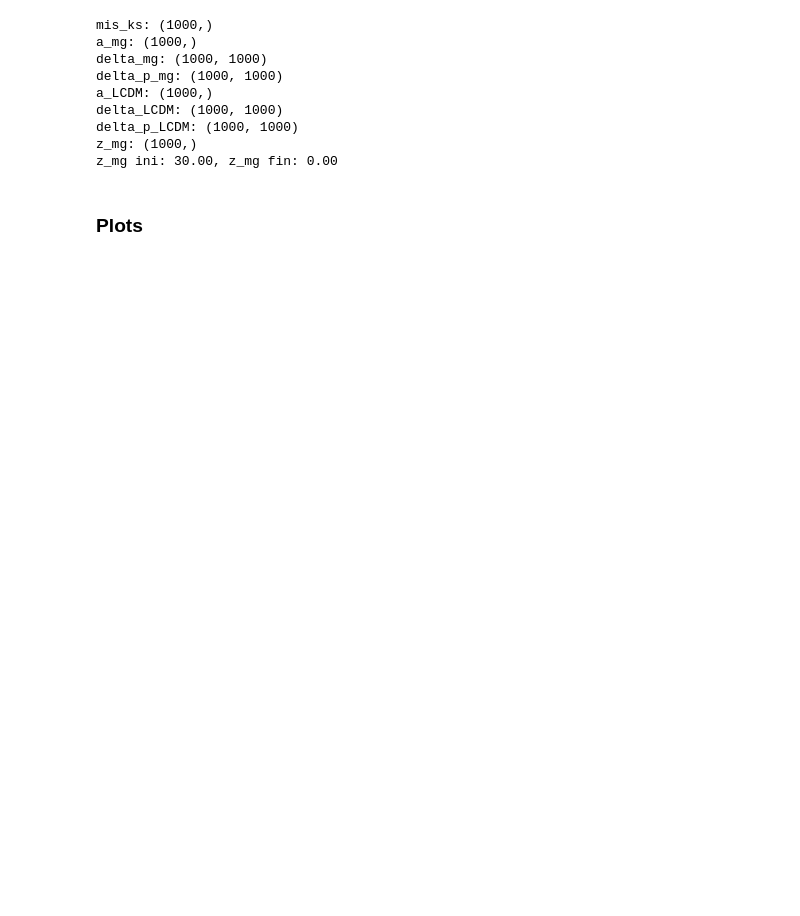
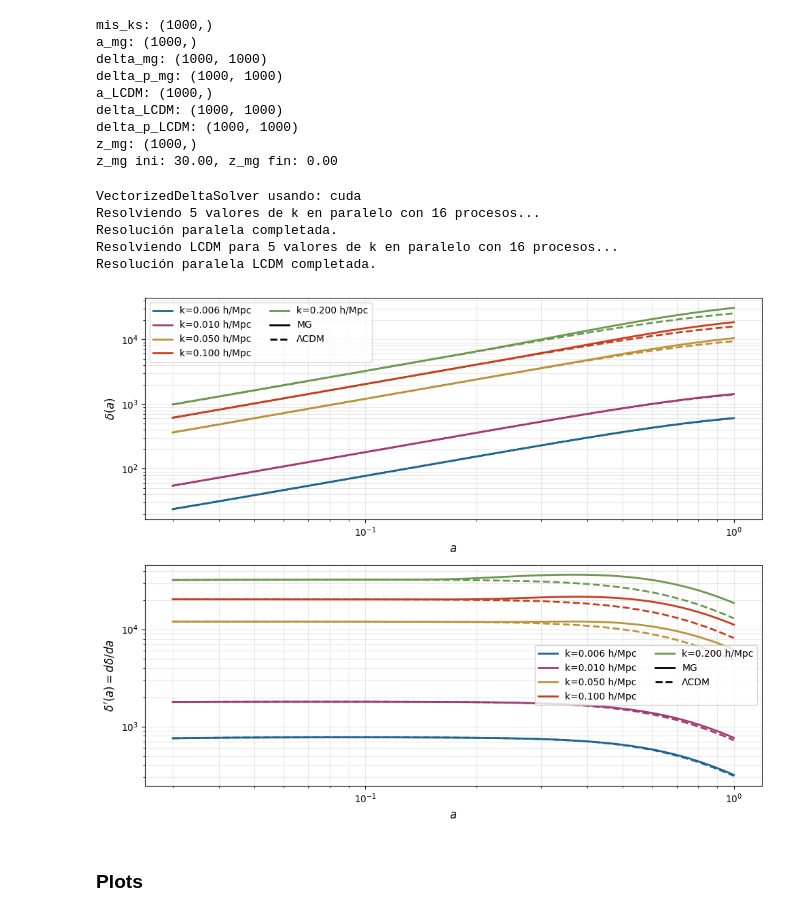
Before and after one commit to PedroRozin/Initial-Conditions-of-the-Matter-Perturbation-Equation-with-Neural-Networks, a Jupyter notebook: notebooks/fsigma8_MG.ipynb, the cells around one changed output. Cells and saved outputs as stored; diff of their text form; code cells hidden in the pictures; blank space fills up the shorter version.

```diff
--- a/notebooks/fsigma8_MG.ipynb
+++ b/notebooks/fsigma8_MG.ipynb
@@ -127,6 +132,65 @@ delta_LCDM: (1000, 1000)
 delta_p_LCDM: (1000, 1000)
 z_mg: (1000,)
 z_mg ini: 30.00, z_mg fin: 0.00
+# %%
+h = .68
+b= .001
+a_ini =0.03
+z_ini = 1/a_ini - 1
+mis_ks = np.array([0.006, 0.01, 0.05, 0.1, 0.2]) /h  # k en 1/Mpc
+solver = VectorizedDeltaSolver(k_array=mis_ks, h=h, Om_m_0=0.3, b=b, z_0=z_ini)
+a_mg, delta_mg, delta_p_mg = solver.solve_delta_mg_vectorized_parallel()
+a_LCDM, delta_LCDM, delta_p_LCDM = solver.solve_delta_lcdm_vectorized_parallel()
+z_mg = 1/a_mg - 1
+
+fig, axes = plt.subplots(2, 1, figsize=(10, 8), sharex=True)
+colors = ["#1F658E", '#A23B72', "#BC933A", '#C73E1D', '#6A994E']
+
+# Subplot 1: delta vs a
+ax1 = axes[0]
+for idx, k_idx in enumerate(mis_ks):
+    k_value = k_idx * h
+    ax1.loglog(a_mg, -delta_mg[idx,:], '-', color=colors[idx],
+               label=f'k={k_value:.3f} h/Mpc', linewidth=2)
+    ax1.loglog(a_LCDM, -delta_LCDM[idx,:], '--', color=colors[idx],
+               linewidth=2)
+
+ax1.set_ylabel(r'$\delta(a)$', fontsize=12, fontweight='bold')
+ax1.set_title(r'Matter perturbation $\delta(a)$', fontsize=12, fontweight='bold')
+ax1.grid(True, which='both', alpha=0.3)
+
+# Subplot 2: delta' vs a (derivada)
+ax2 = axes[1]
+for idx, k_idx in enumerate(mis_ks):
+    k_value = k_idx * h
+    ax2.loglog(a_mg, np.abs(delta_p_mg[idx,:]), '-', color=colors[idx],
+               label=f'k={k_value:.3f} h/Mpc', linewidth=2)
+    ax2.loglog(a_LCDM, np.abs(delta_p_LCDM[idx,:]), '--', color=colors[idx],
+               linewidth=2)
+
+ax2.set_ylabel(r"$\delta'(a) = d\delta/da$", fontsize=12, fontweight='bold')
+ax2.set_xlabel(r'$a$', fontsize=12, fontweight='bold')
+ax2.grid(True, which='both', alpha=0.3)
+ax2.set_title(r"Perturbation rate $\delta'(a)$", fontsize=12, fontweight='bold')
+
+# Leyenda solo para el primer panel: colores para k y estilos para MG/LCDM
+from matplotlib.lines import Line2D
+k_labels = [Line2D([0], [0], color=colors[idx], linestyle='-', linewidth=2, label=f'k={k_idx*h:.3f} h/Mpc')
+            for idx, k_idx in enumerate(mis_ks)]
+style_labels = [Line2D([0], [0], color='black', linestyle='-', linewidth=2, label='MG'),
+                Line2D([0], [0], color='black', linestyle='--', linewidth=2, label='ΛCDM')]
+
+ax1.legend(handles=k_labels + style_labels, loc='best', fontsize=10, ncol=2)
+
+plt.tight_layout()
+plt.show()
+# %% [output]
+VectorizedDeltaSolver usando: cuda
+Resolviendo 5 valores de k en paralelo con 16 procesos...
+Resolución paralela completada.
+Resolviendo LCDM para 5 valores de k en paralelo con 16 procesos...
+Resolución paralela LCDM completada.
+[figure, added]
 # %% [markdown]
 ### Plots
 # %% [markdown]
```
Also changed, not shown: parts of 16 cells of this notebook, 8 other files.
